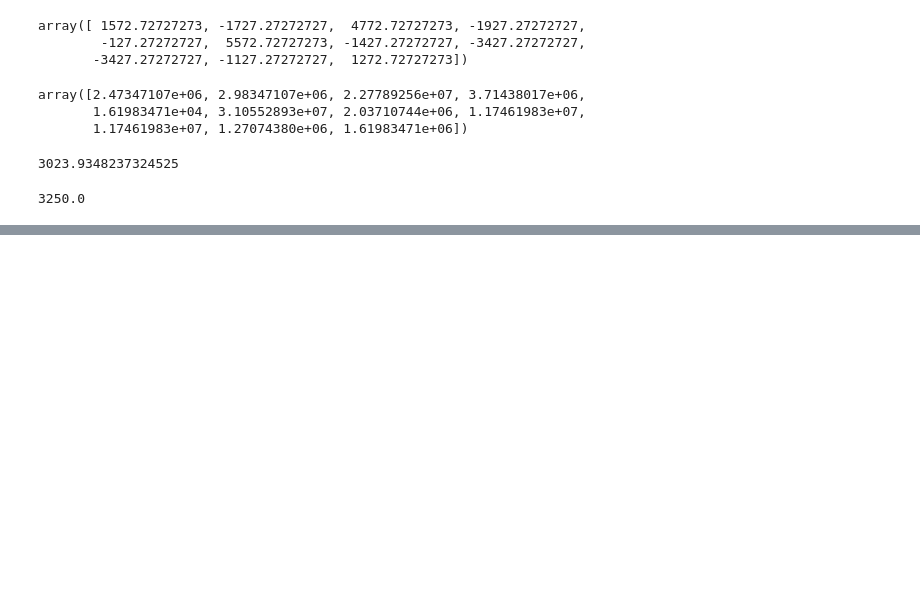
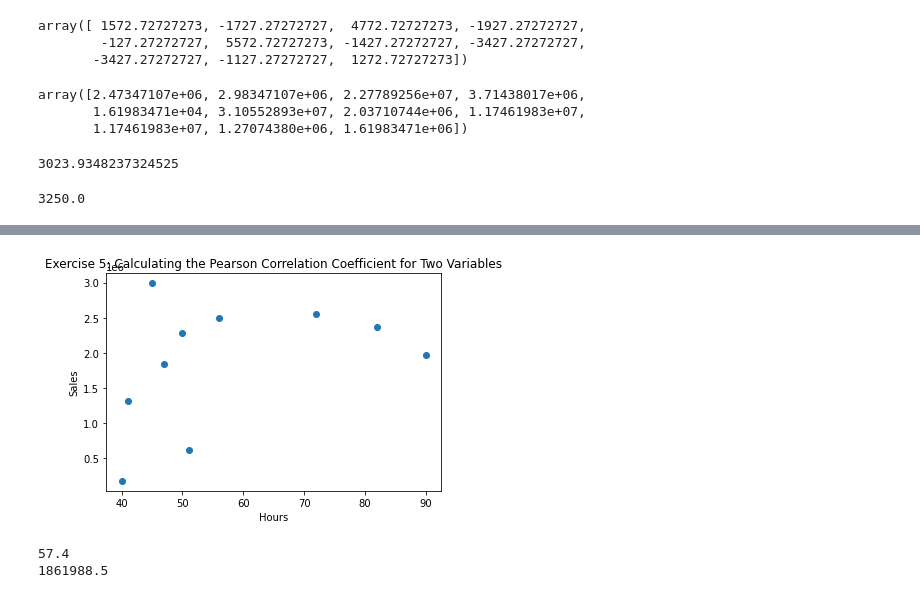
Before and after one commit to ragu8/SQL_FOR_DATA_ANALYTICS, a Jupyter notebook: CHAPTER_01/Understanding and Describing Data.ipynb, the cells around one changed output, grey strips where cells are left out. Saved outputs shown, nothing was run; the diff lists cells and outputs as text; code cells hidden in the pictures; blank space fills up the shorter version.

```diff
--- a/CHAPTER_01/Understanding and Describing Data.ipynb
+++ b/CHAPTER_01/Understanding and Describing Data.ipynb
@@ -150,3 +150,7 @@ IQR
 3250.0
 # %%
 # Exercise 5: Calculating the Pearson Correlation Coefficient for Two Variables
+# %%
+# Loading the data from db
+data = pd.read_sql_query("SELECT * FROM dealership ",conn)
+data
@@ -152,0 +169,20 @@ IQR
+# %%
+#  Create a scatterplot of the two variables
+Hours = data.Hours
+Sales = data.Sales
+plt.title('Exercise 5: Calculating the Pearson Correlation Coefficient for Two Variables')
+plt.xlabel("Hours")
+plt.ylabel("Sales")
+plt.scatter(Hours,Sales)
+plt.show()
+# %% [output]
+[figure, added]
+# %%
+# Calculate the mean of each variable
+Mean_Hours = np.mean(Hours)
+Mean_Sales = np.mean(Sales)
+print(Mean_Hours)
+print(Mean_Sales)
+# %% [output]
+57.4
+1861988.5
```
Also changed, not shown: parts of 7 cells of this notebook.
